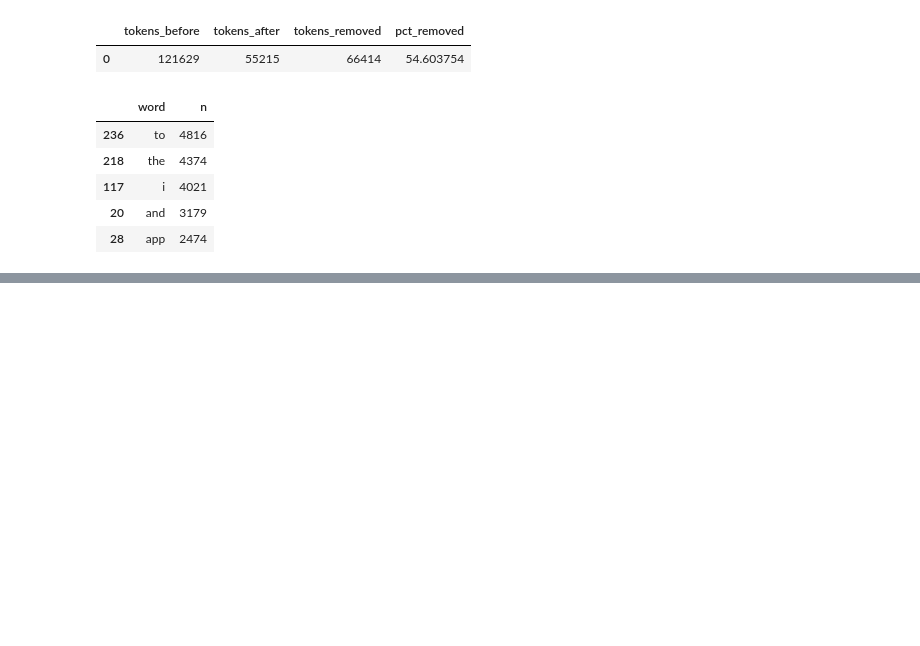
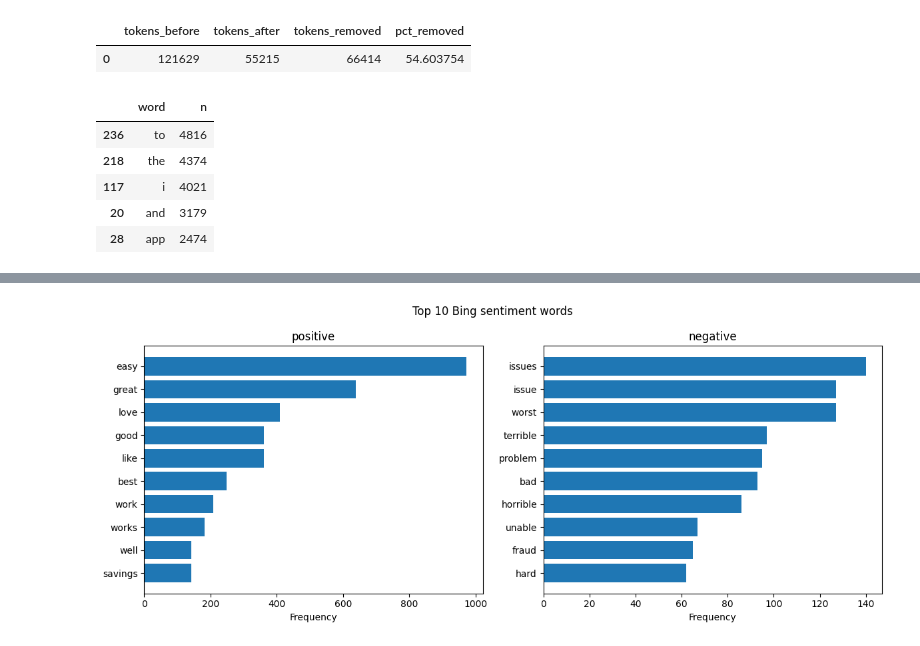
Before and after one commit to dpchi12/sentiment-analysis-for-banks-mobile-app-review, a Jupyter notebook: Model (old data)/old_approach_sentiment_analysis.ipynb, the cells around one changed output, grey strips where cells are left out. Saved outputs shown, nothing was run; the diff lists cells and outputs as text; code cells hidden in the pictures; blank space fills up the shorter version.

```diff
--- a/Model (old data)/old_approach_sentiment_analysis.ipynb
+++ b/Model (old data)/old_approach_sentiment_analysis.ipynb
@@ -438,0 +532,12 @@ plt.show()
+# %%
+top_bing_words = (
+    bing_words
+    .groupby(["sentiment", "word"])
+    .size()
+    .reset_index(name="n")
+    .sort_values("n", ascending=False)
+    .groupby("sentiment", group_keys=False)
+    .head(10)
+)
+
+top_bing_words
@@ -438,0 +562,29 @@ plt.show()
+# %%
+sentiments = top_bing_words["sentiment"].unique()
+
+fig, axes = plt.subplots(
+    nrows=1,
+    ncols=len(sentiments),
+    figsize=(12, 5),
+    sharex=False
+)
+
+if len(sentiments) == 1:
+    axes = [axes]
+
+for ax, sentiment in zip(axes, sentiments):
+    data = (
+        top_bing_words[top_bing_words["sentiment"] == sentiment]
+        .sort_values("n")
+    )
+
+    ax.barh(data["word"], data["n"])
+    ax.set_title(sentiment)
+    ax.set_xlabel("Frequency")
+    ax.set_ylabel("")
+
+fig.suptitle("Top 10 Bing sentiment words")
+plt.tight_layout()
+plt.show()
+# %% [output]
+[figure, added]
```
Also changed, not shown: parts of 9 cells of this notebook.
